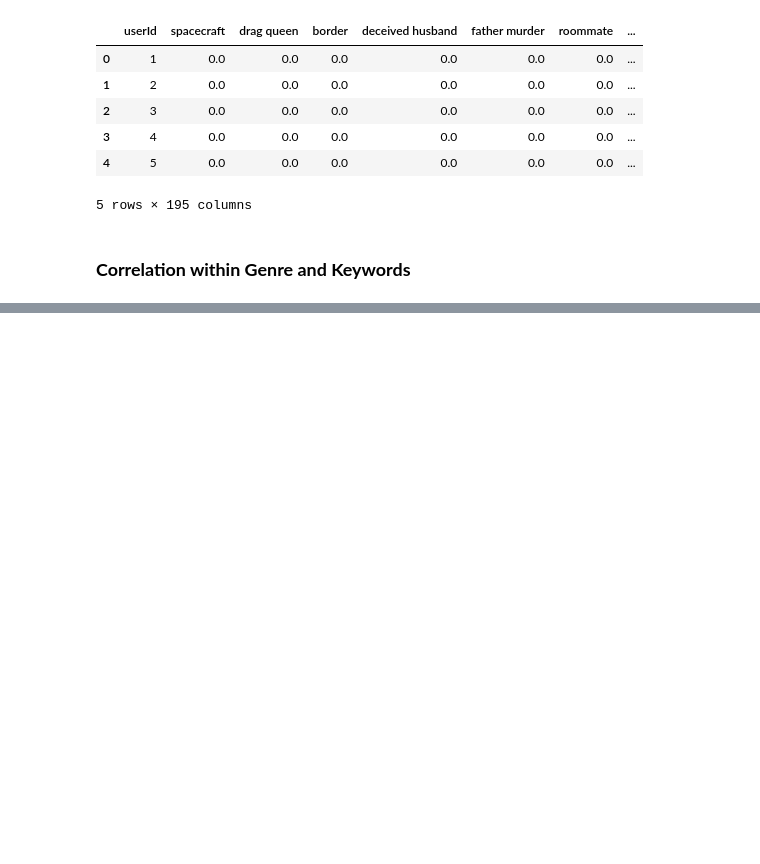
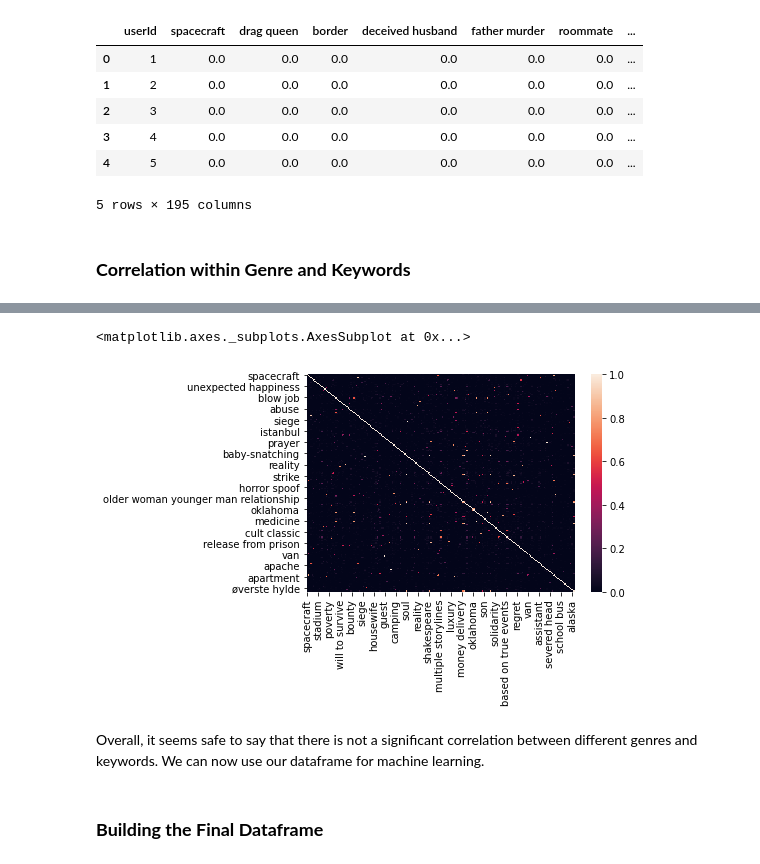
Before and after one commit to kunhwiko/Movie_Recommendation, a Jupyter notebook: src/CIS545_Group_Project.ipynb, the cells around one changed output, grey strips where cells are left out. Saved outputs shown, nothing was run; the diff lists cells and outputs as text; code cells hidden in the pictures; blank space fills up the shorter version.

Commit message:
create final dataframe

```diff
--- a/src/CIS545_Group_Project.ipynb
+++ b/src/CIS545_Group_Project.ipynb
@@ -300,11 +300,14 @@ for genre in all_genres.keys():
   genres_df[genre] = [0 for _ in range(number_of_rows)]
 # %%
 # Step 3 : assign scores to the columns
+# we use a bias to help differentiate certain scores from a score of 0
+
+bias = 0.5
 for i in range(number_of_rows):
   genres = genres_df['genres'].iat[i]
   val = genres_df['rating'].iat[i]
   for genre in genres:
-    genres_df[genre].iat[i] += val
+    genres_df[genre].iat[i] += val + bias
 # %%
 # This dataframe shows the total sum of the ratings for each genre and for each user
 # We later reformat this data for machine learning purposes
@@ -592,12 +595,15 @@ for keyword in keywords_to_observe:
   temp_df[keyword] = [0 for _ in range(number_of_rows)]
 # %%
 # Step 3 : assign scores to the columns
+# we again assign a bias score to help differentiate from 0
+
+bias = 1
 for i in range(number_of_rows):
   keywords = temp_df['keywords'].iat[i]
   val = temp_df['rating'].iat[i]
   for keyword in keywords:
     if keyword in keywords_to_observe:
-      temp_df[keyword].iat[i] += val
+      temp_df[keyword].iat[i] += val + bias
 # %%
 # Step 4 : create a dataframe similar to genres_df
 temp_df.drop(columns=['rating','keywords'], inplace=True)
@@ -621,0 +635,11 @@ keywords_df = ps.sqldf(query, locals())
+# %%
+# check the correlation between keywords
+keywords_copy = keywords_df.drop(columns=['userId'])
+sns.heatmap(keywords_copy.corr(), vmin=0)
+# %% [output]
+<matplotlib.axes._subplots.AxesSubplot at 0x...>
+[figure, added]
+# %% [markdown]
+Overall, it seems safe to say that there is not a significant correlation between different genres and keywords. We can now use our dataframe for machine learning.
+# %% [markdown]
+### **Building the Final Dataframe**
```
Also changed, not shown: parts of 4 cells of this notebook.
